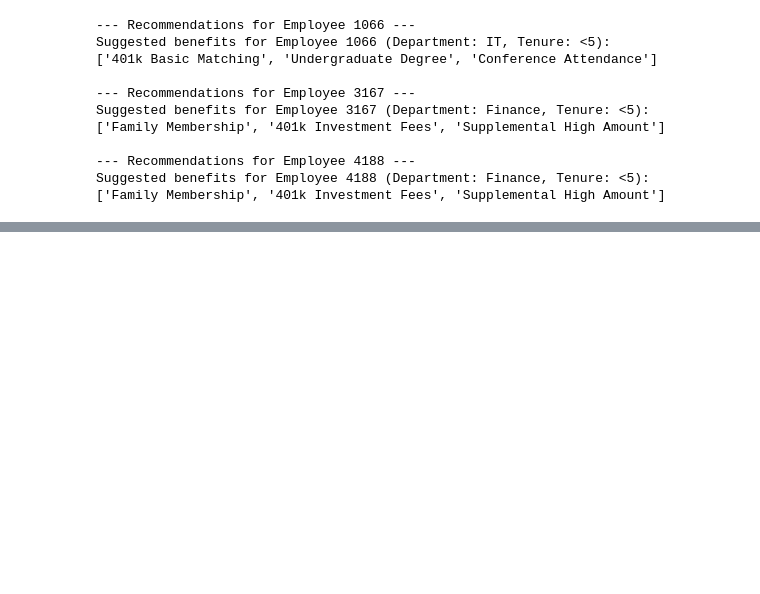
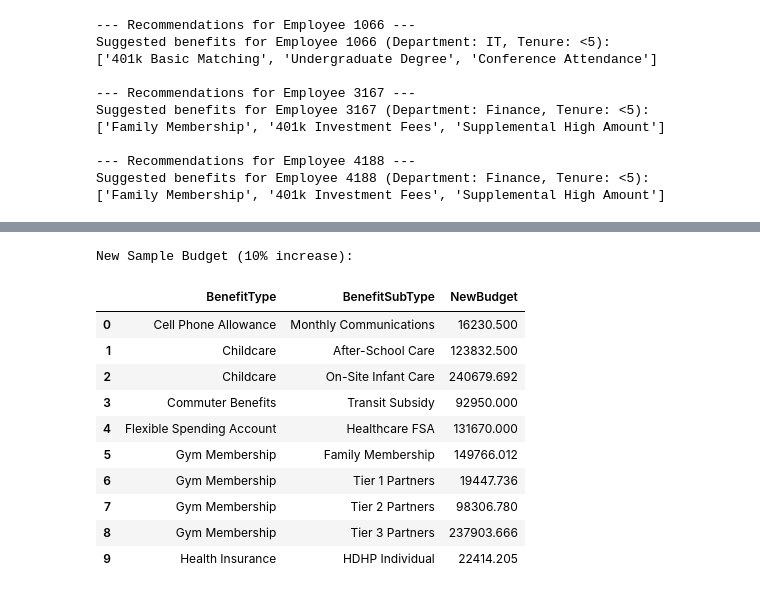
Before and after one commit to suletanmay/MidProgCaps, a Jupyter notebook: Phase_3.ipynb, the cells around one changed output, grey strips where cells are left out. Saved outputs shown, nothing was run; the diff lists cells and outputs as text; code cells hidden in the pictures; blank space fills up the shorter version.

```diff
--- a/Phase_3.ipynb
+++ b/Phase_3.ipynb
@@ -683,3 +686,25 @@ predicted_df.head()
 | 2 | Childcare | On-Site Infant Care | 218799.72 | 218799.72 | 2.855404 | ... |
 | 3 | Commuter Benefits | Transit Subsidy | 84500.00 | 84500.00 | 2.996974 | ... |
 | 4 | Flexible Spending Account | Healthcare FSA | 119700.00 | 119700.00 | 3.178383 | ... |
+# %%
+# Create a new sample budget scenario: increase all budgets by 10%
+new_sample_budget = df.groupby(['BenefitType','BenefitSubType'])['BenefitCost'].sum().reset_index()
+new_sample_budget['NewBudget'] = new_sample_budget['BenefitCost'] * 1.10  # 10% increase
+new_sample_budget = new_sample_budget.drop(columns=['BenefitCost'])
+
+# Preview the new sample budget
+print("New Sample Budget (10% increase):")
+display(new_sample_budget.head(10))
+# %% [output]
+New Sample Budget (10% increase):
+|  | BenefitType | BenefitSubType | NewBudget |
+| 0 | Cell Phone Allowance | Monthly Communications | 16230.500 |
+| 1 | Childcare | After-School Care | 123832.500 |
+| 2 | Childcare | On-Site Infant Care | 240679.692 |
+| 3 | Commuter Benefits | Transit Subsidy | 92950.000 |
+| 4 | Flexible Spending Account | Healthcare FSA | 131670.000 |
+| 5 | Gym Membership | Family Membership | 149766.012 |
+| 6 | Gym Membership | Tier 1 Partners | 19447.736 |
+| 7 | Gym Membership | Tier 2 Partners | 98306.780 |
+| 8 | Gym Membership | Tier 3 Partners | 237903.666 |
+| 9 | Health Insurance | HDHP Individual | 22414.205 |
```
Also changed, not shown: parts of 7 cells of this notebook, 2 other files.
